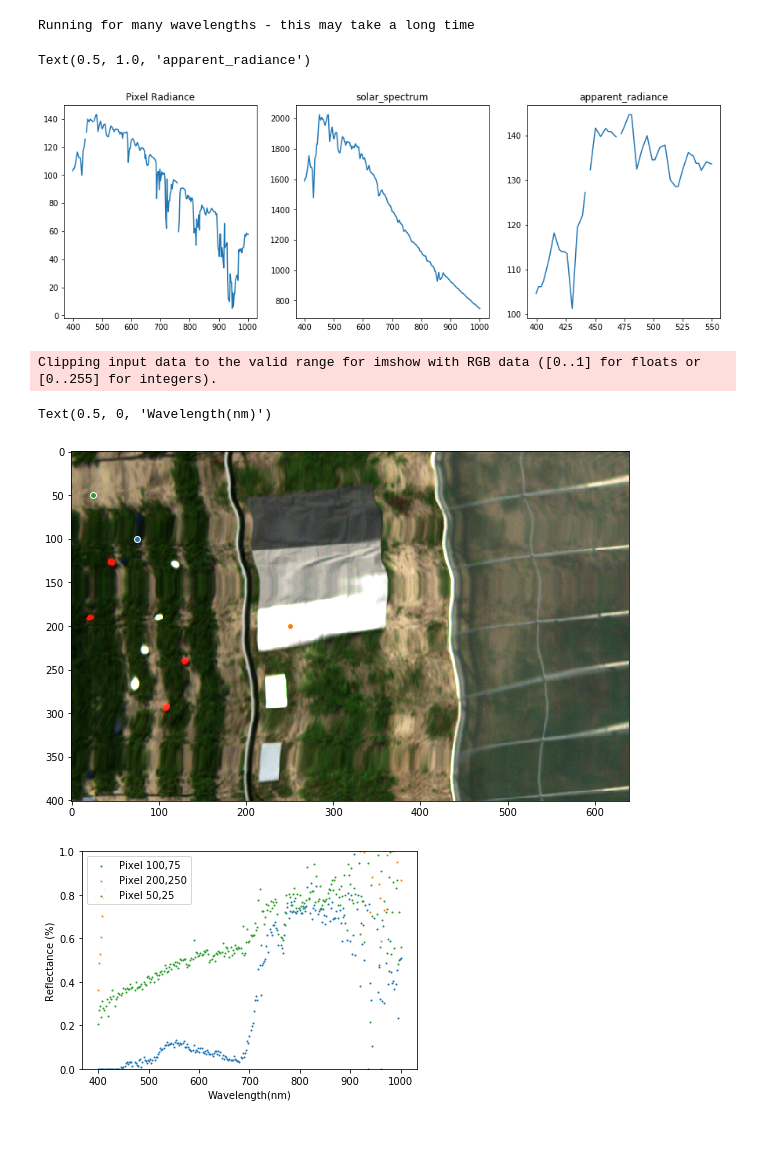
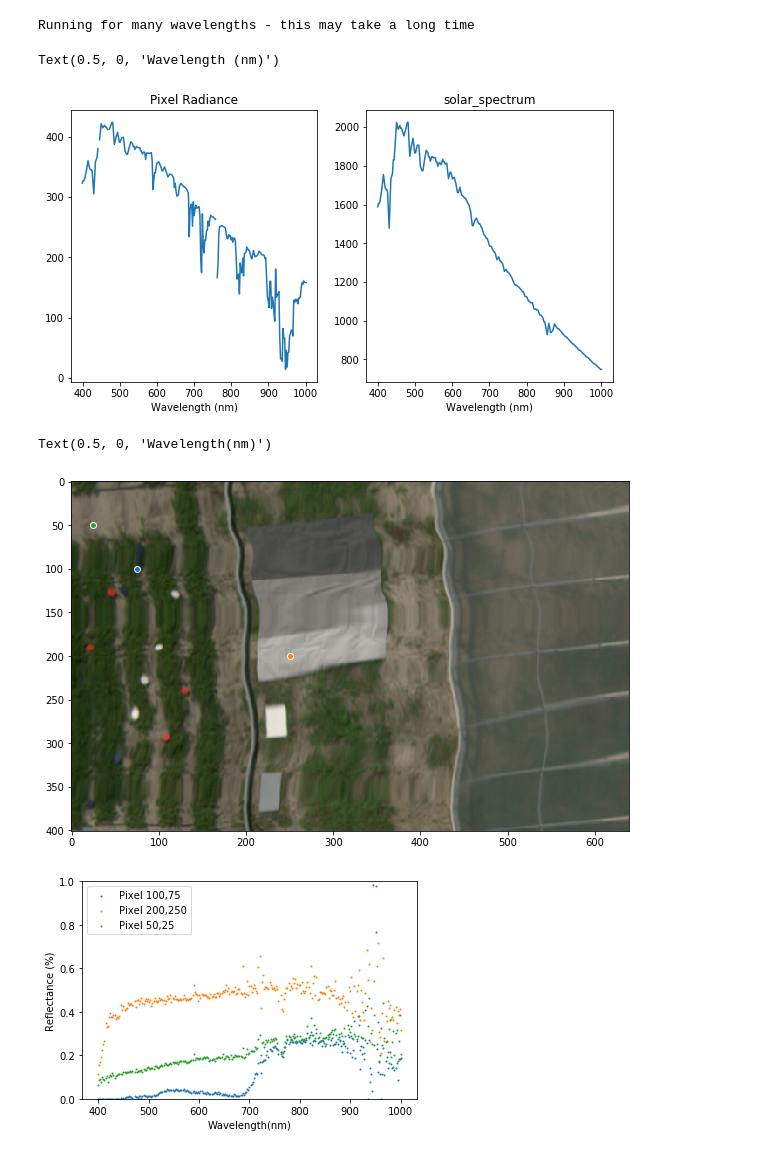
Before and after one commit to GatorSense/AtmosphericCorrectionIntroduction, a Jupyter notebook: 3. Radiative Transfer Models.ipynb, the cells around one changed output. Cells and saved outputs as stored; diff of their text form; code cells hidden in the pictures.

```diff
--- a/3. Radiative Transfer Models.ipynb
+++ b/3. Radiative Transfer Models.ipynb
@@ -192,5 +190,6 @@ s.geometry.month = 9
 
 # Set Altitudes
 s.altitudes = Altitudes()
-s.altitudes.set_sensor_custom_altitude(0.06)
+#s.altitudes.set_sensor_custom_altitude(0.06)
+s.altitudes.set_sensor_sea_level()
 s.altitudes.set_target_sea_level()
@@ -224,3 +200,6 @@ s.altitudes.set_target_sea_level()
+# %%
+# Set the pixel value that will be used in the model to generate plots
+s.ground_reflectance = GroundReflectance.HomogeneousLambertian(0.7) # A spectrally-constant reflectance of 1
 # %%
 # Run the model for the the Nano Hyperspec Cameras
 wavelengths, results = SixSHelpers.Wavelengths.run_wavelengths(s, wave/1000, verbose=False)
@@ -227,28 +213,19 @@ wavelengths, results = SixSHelpers.Wavelengths.run_wavelengths(s, wave/1000, ver
 # %% [output]
 Running for many wavelengths - this may take a long time
-# %%
-pix_total_rad = np.zeros((numBands))
-pix_solar_spectrum = np.zeros((numBands))
-pix_apparent_radiance = np.zeros((numBands))
-for w in range(0,numBands):
-    pix_total_rad[w] = results[w].pixel_radiance
-    pix_solar_spectrum[w] = results[w].solar_spectrum
-    pix_apparent_radiance[w] = results[w].apparent_radiance
 # %%
 # Plot results
 plt.figure(figsize=(15,5))
 plt.subplot(1,3,1)
 plt.plot(wave, pix_total_rad)
 plt.title('Pixel Radiance')
+plt.xlabel('Wavelength (nm)')
 plt.subplot(1,3,2)
 plt.plot(wave, pix_solar_spectrum)
 plt.title('solar_spectrum')
-plt.subplot(1,3,3)
-plt.plot(wave, pix_apparent_radiance)
-plt.title('apparent_radiance')
+plt.xlabel('Wavelength (nm)')
 # %% [output]
-Text(0.5, 1.0, 'apparent_radiance')
+Text(0.5, 0, 'Wavelength (nm)')
-[figure, old version]
+[figure, new version]
 # %%
 # Converting imagery to reflectance using RTM
 imgRef = np.zeros((pixHeight, pixWidth, numBands))
@@ -261,7 +237,7 @@ for b in range(0,numBands):
 x = [100,200,50]
 y = [75,250,25]
 plt.figure(figsize=(10,10))
-plt.imshow(imgRef[:,:, rgb_index]) # Applying Gamma Correction to brighten image
+plt.imshow(imgRef[:,:, rgb_index]**(1/2)) # Applying Gamma Correction to brighten image
 for i in range(0,len(x)):
     plt.scatter(y[i],x[i], edgecolors='w')
 plt.show
@@ -277,7 +253,6 @@ plt.ylim(0,1)
 plt.ylabel('Reflectance (%)')
 plt.xlabel('Wavelength(nm)')
 # %% [output]
-Clipping input data to the valid range for imshow with RGB data ([0..1] for floats or [0..255] for integers).
+Text(0.5, 0, 'Wavelength(nm)')
-Text(0.5, 0, 'Wavelength(nm)')
-[figure, old version]
+[figure, new version]
-[figure, old version]
+[figure, new version]
```
Also changed, not shown: parts of 15 cells of this notebook, 1 other file.
